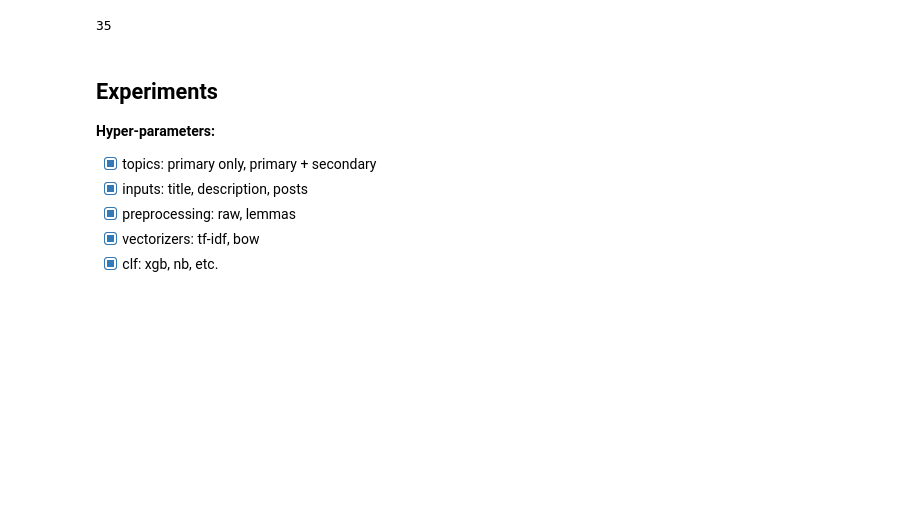
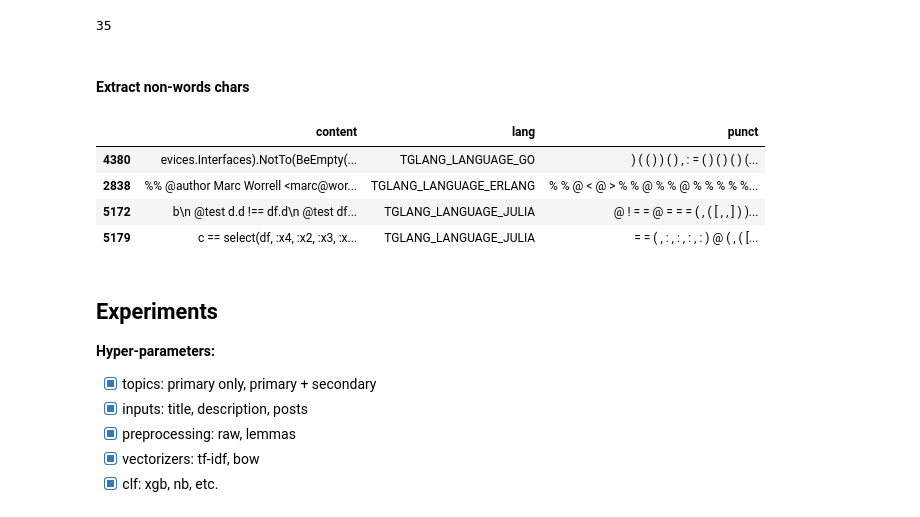
Before and after one commit to Rusteam/tgcat, a Jupyter notebook: notebooks/0.1-rg-build-model-tglang.ipynb, the cells around one changed output. Drawn from its saved outputs; the diff is of its cells as text; code cells hidden in the pictures; blank space fills up the shorter version.

```diff
--- a/notebooks/0.1-rg-build-model-tglang.ipynb
+++ b/notebooks/0.1-rg-build-model-tglang.ipynb
@@ -149,3 +144,5 @@ stopwords = [
 len(stopwords)
 # %% [output]
 35
+# %% [markdown]
+#### Extract non-words chars
@@ -152,3 +155,11 @@ len(stopwords)
+# %%
+thestack.sample(4)
+# %% [output]
+|  | content | lang | punct |
+| 4380 | evices.Interfaces).NotTo(BeEmpty(... | TGLANG_LANGUAGE_GO | ) ( ( ) ) ( ) , : = ( ) ( ) ( ) (... |
+| 2838 | %% @author Marc Worrell <marc@wor... | TGLANG_LANGUAGE_ERLANG | % % @ < @ > % % @ % % @ % % % % %... |
+| 5172 | b\n @test d.d !== df.d\n @test df... | TGLANG_LANGUAGE_JULIA | @ ! = = @ = = = ( , ( [ , , ] ) )... |
+| 5179 | c == select(df, :x4, :x2, :x3, :x... | TGLANG_LANGUAGE_JULIA | = = ( , : , : , : , : ) @ ( , ( [... |
 # %% [markdown]
 ## Experiments
 
```
Also changed, not shown: parts of 22 cells of this notebook, 9 other files.
